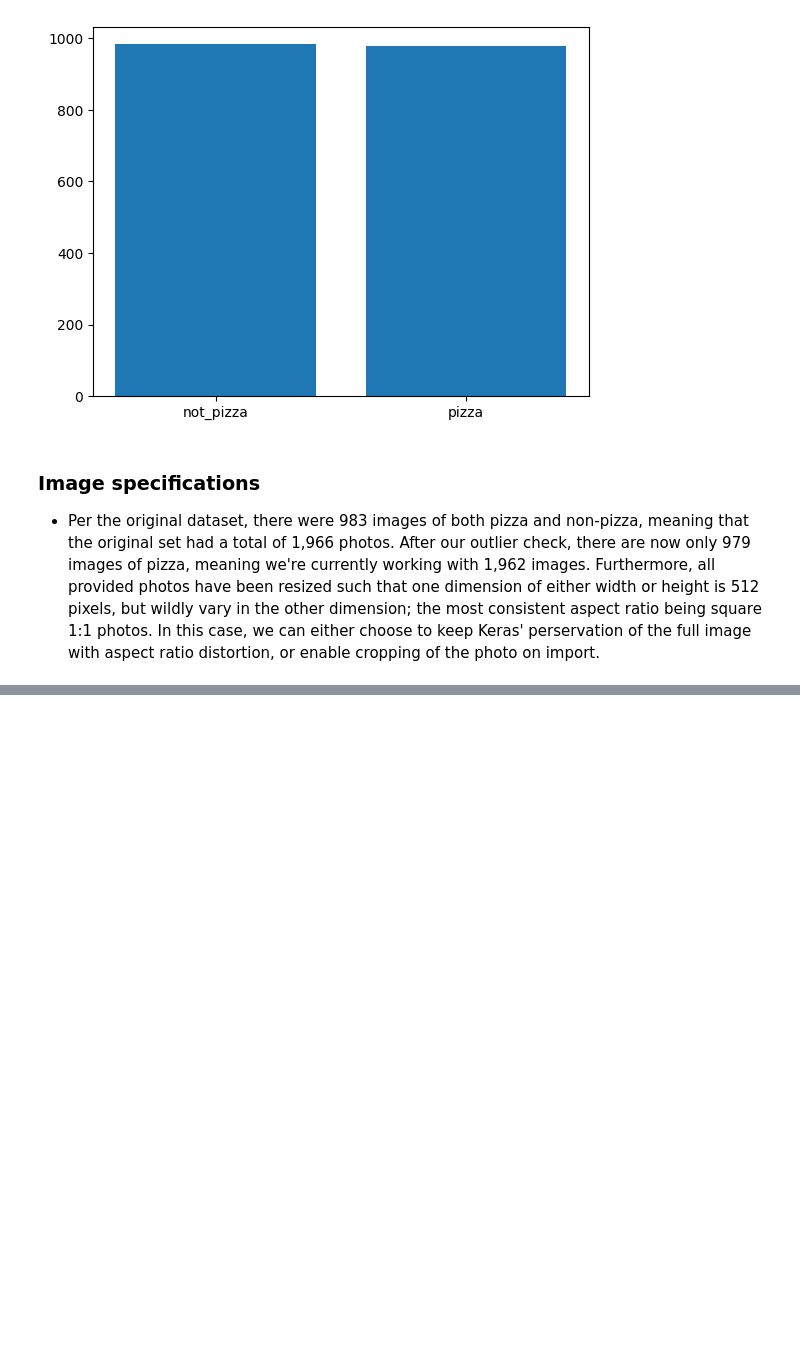
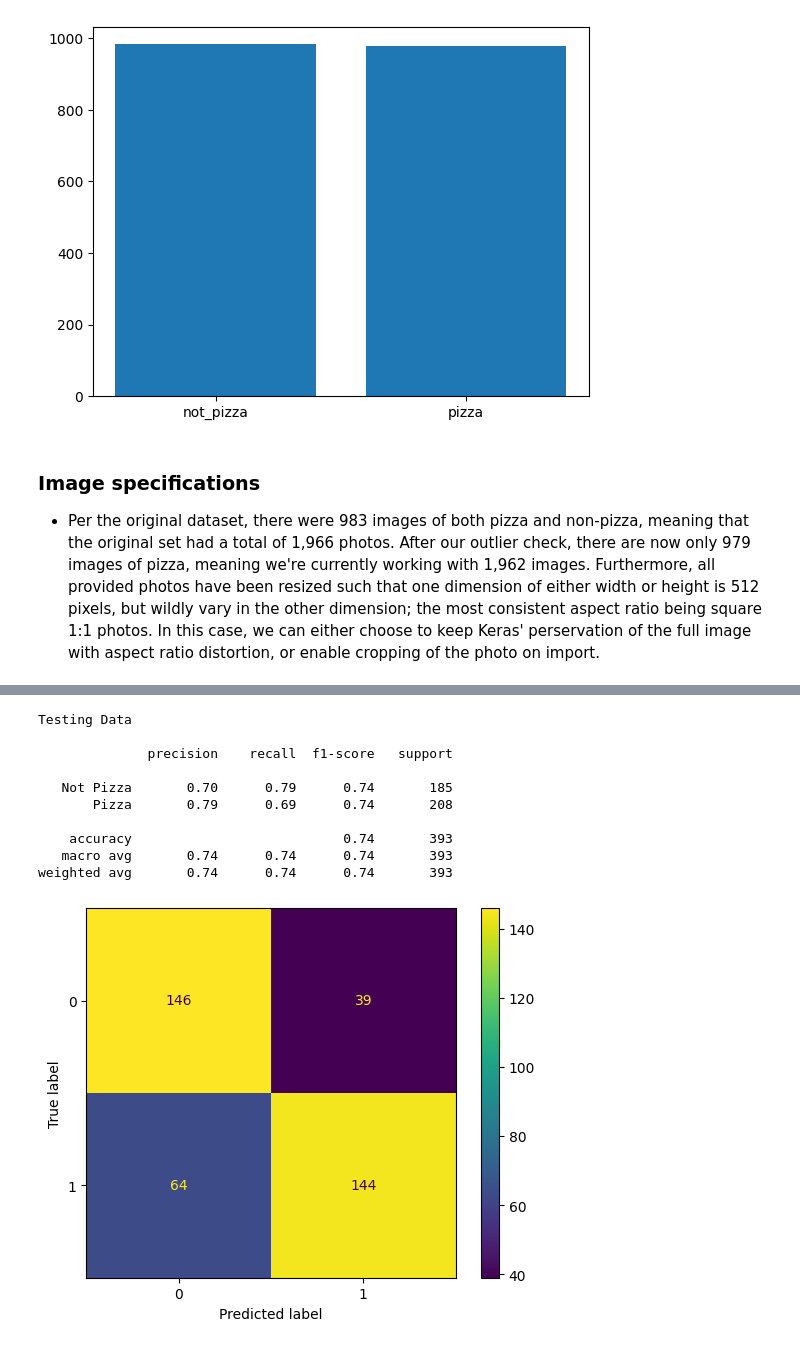
Before and after one commit to slouderback/ECS171-group-project, a Jupyter notebook: project.ipynb, the cells around one changed output, grey strips where cells are left out. Cells and saved outputs as stored; diff of their text form; code cells hidden in the pictures; blank space fills up the shorter version.

```diff
--- a/project.ipynb
+++ b/project.ipynb
@@ -250,0 +370,20 @@ Accuracy: 0.59
+# %%
+y_hat = model2.predict(X_test, verbose = 0)
+y_hat = [ 1 if y>=0.5 else 0 for y in y_hat ]
+
+print("Testing Data\n")
+cm4 = confusion_matrix(y_test, y_hat)
+cm_display4 = ConfusionMatrixDisplay(cm4).plot()
+print(classification_report(y_test, y_hat, target_names = ["Not Pizza", "Pizza"]))
+# %% [output]
+Testing Data
+
+              precision    recall  f1-score   support
+
+   Not Pizza       0.70      0.79      0.74       185
+       Pizza       0.79      0.69      0.74       208
+
+    accuracy                           0.74       393
+   macro avg       0.74      0.74      0.74       393
+weighted avg       0.74      0.74      0.74       393
+[figure, added]
```
Also changed, not shown: parts of 36 cells of this notebook.
